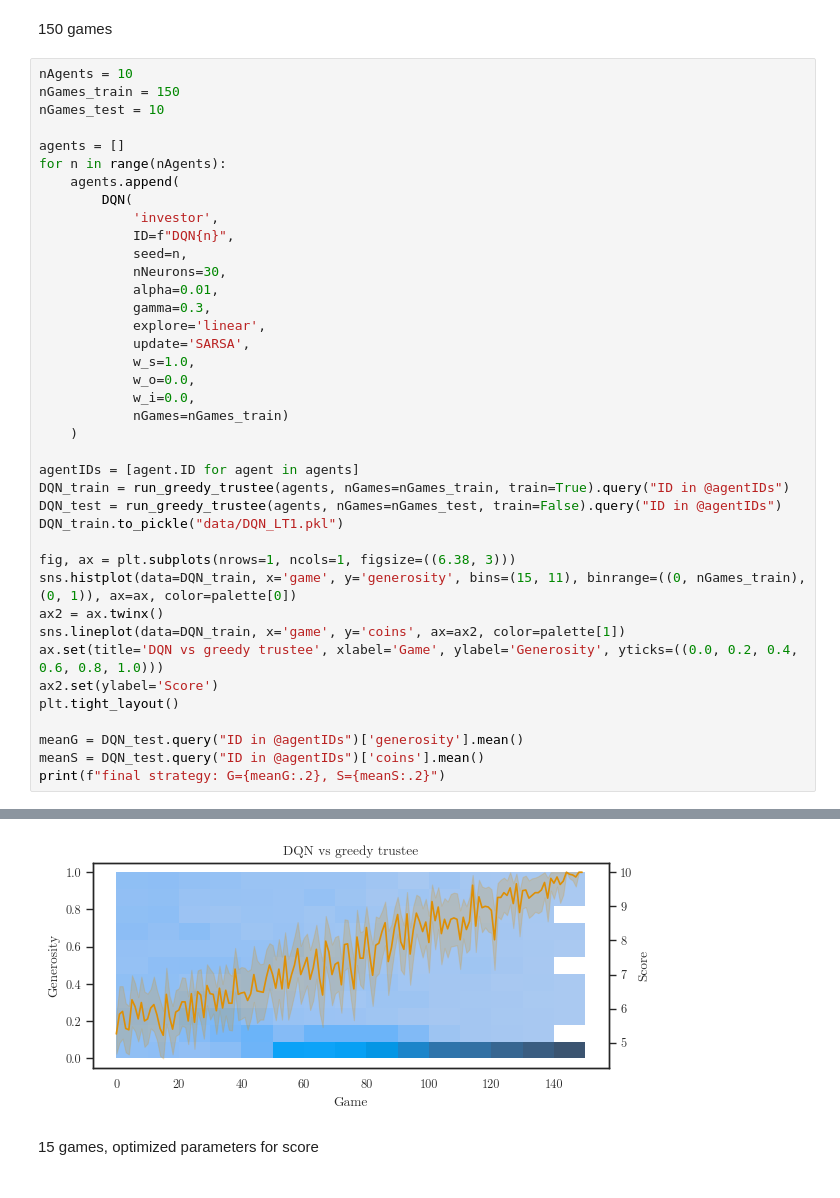
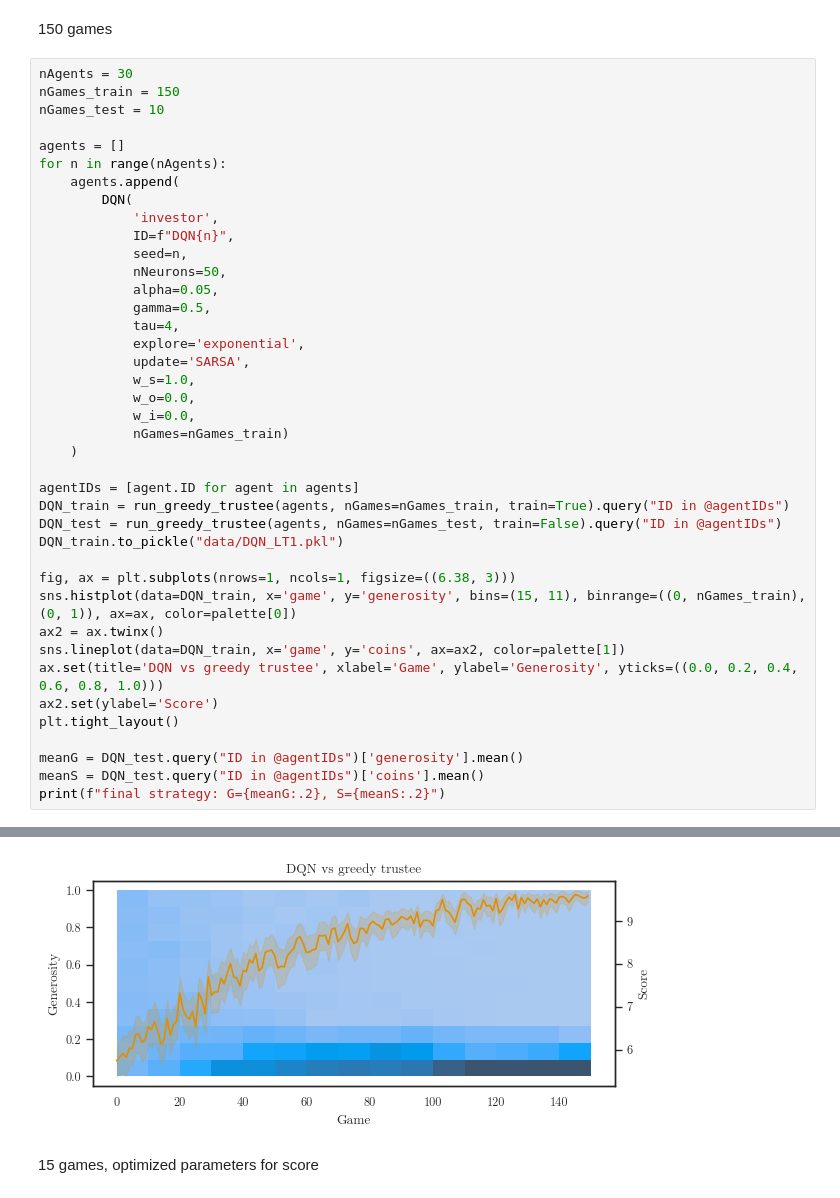
Before and after one commit to psipeter/social-value-orientation, a Jupyter notebook: experiment1.ipynb, the cells around one changed output, grey strips where cells are left out. Cells and saved outputs as stored; diff of their text form.

```diff
--- a/experiment1.ipynb
+++ b/experiment1.ipynb
@@ -34,7 +34,7 @@ def run_greedy_trustee(agents, nGames, verbose=False, train=True):
 # %% [markdown]
 150 games
 # %%
-nAgents = 10
+nAgents = 30
 nGames_train = 150
 nGames_test = 10
 
@@ -45,10 +45,11 @@ for n in range(nAgents):
             'investor',
             ID=f"DQN{n}",
             seed=n,
-            nNeurons=30,
-            alpha=0.01,
-            gamma=0.3,
-            explore='linear',
+            nNeurons=50,
+            alpha=0.05,
+            gamma=0.5,
+            tau=4,
+            explore='exponential',
             update='SARSA',
             w_s=1.0,
             w_o=0.0,
@@ -93,4 +78,4 @@ final strategy: G=0.0, S=1e+01
-[figure, old version]
+[figure, new version]
 # %% [markdown]
 15 games, optimized parameters for score
 # %%
```
Also changed, not shown: parts of 3 cells of this notebook, 9 other files.
